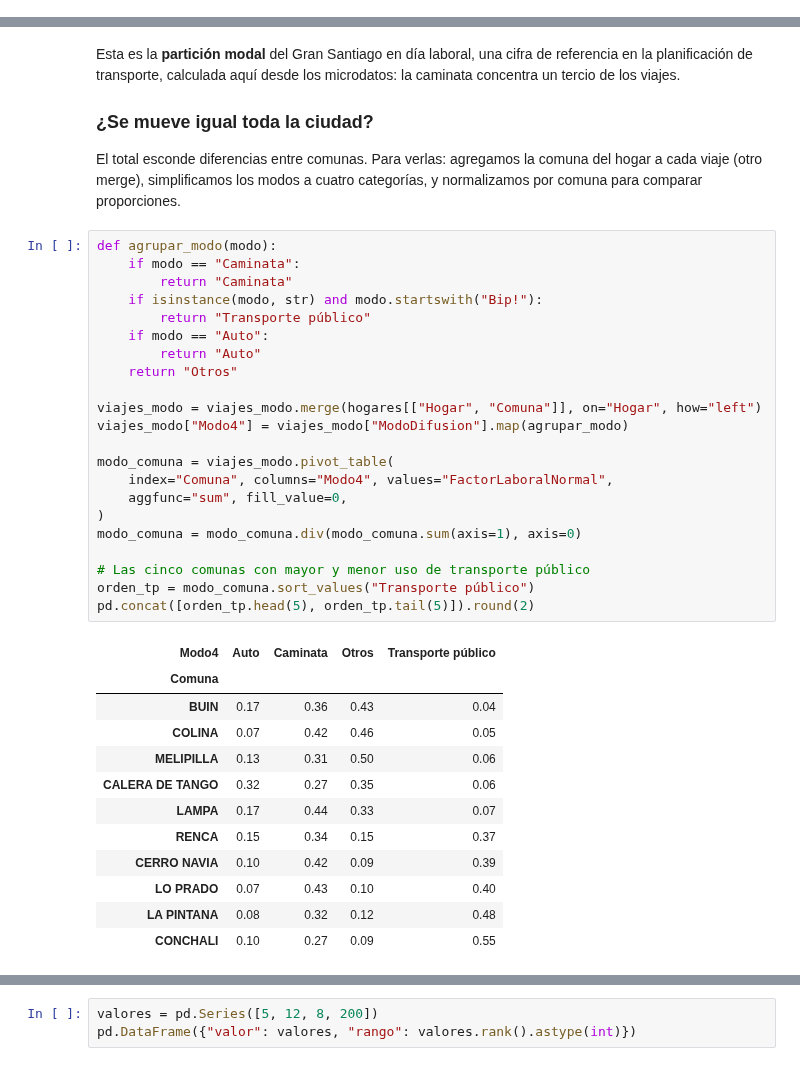
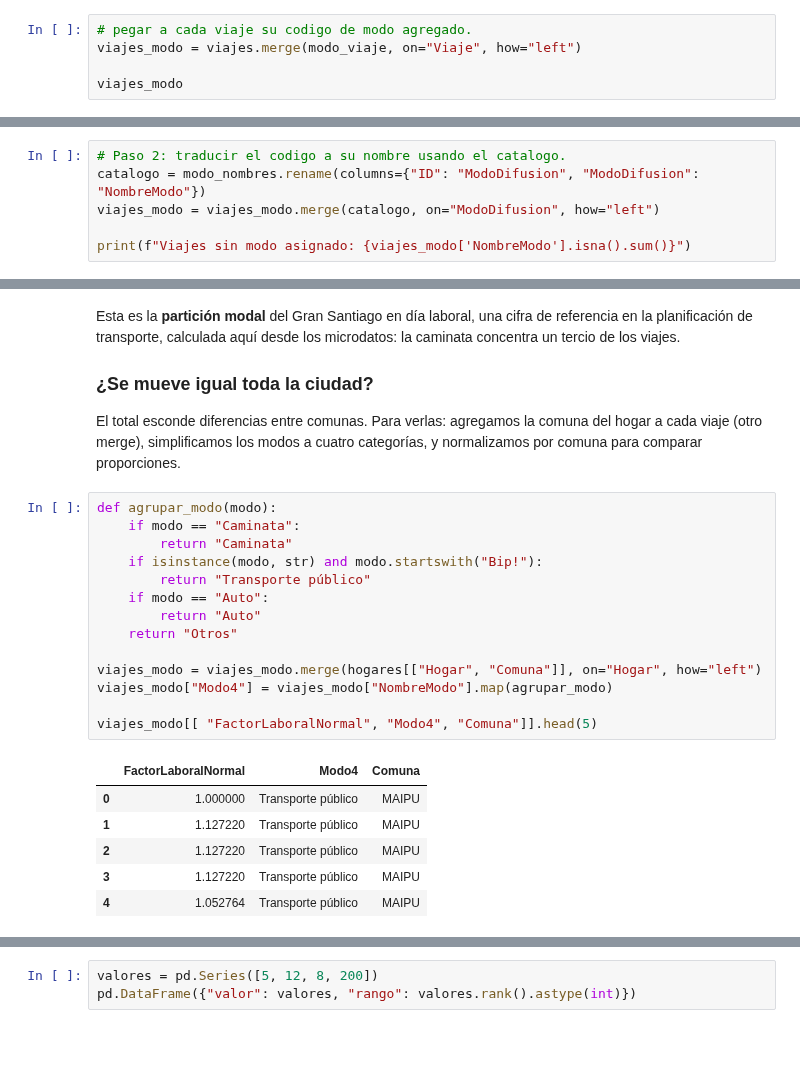
Before and after one commit to daniopitz/cienciadatos, a Jupyter notebook: 02_pandas_eda.ipynb, the cells around one changed output, grey strips where cells are left out. Saved outputs shown, nothing was run; the diff lists cells and outputs as text; blank space fills up the shorter version.

```diff
--- a/02_pandas_eda.ipynb
+++ b/02_pandas_eda.ipynb
@@ -624,0 +774,5 @@ Viajes sin modo asignado: 0
+# %%
+# pegar a cada viaje su codigo de modo agregado.
+viajes_modo = viajes.merge(modo_viaje, on="Viaje", how="left")
+
+viajes_modo
@@ -624,0 +793,6 @@ Viajes sin modo asignado: 0
+# %%
+# Paso 2: traducir el codigo a su nombre usando el catalogo.
+catalogo = modo_nombres.rename(columns={"ID": "ModoDifusion", "ModoDifusion": "NombreModo"})
+viajes_modo = viajes_modo.merge(catalogo, on="ModoDifusion", how="left")
+
+print(f"Viajes sin modo asignado: {viajes_modo['NombreModo'].isna().sum()}")
@@ -654,35 +846,21 @@ normalizamos por comuna para comparar proporciones.
 # %%
 def agrupar_modo(modo):
     if modo == "Caminata":
         return "Caminata"
     if isinstance(modo, str) and modo.startswith("Bip!"):
         return "Transporte público"
     if modo == "Auto":
         return "Auto"
     return "Otros"
 
 viajes_modo = viajes_modo.merge(hogares[["Hogar", "Comuna"]], on="Hogar", how="left")
-viajes_modo["Modo4"] = viajes_modo["ModoDifusion"].map(agrupar_modo)
+viajes_modo["Modo4"] = viajes_modo["NombreModo"].map(agrupar_modo)
 
-modo_comuna = viajes_modo.pivot_table(
-    index="Comuna", columns="Modo4", values="FactorLaboralNormal",
-    aggfunc="sum", fill_value=0,
-)
-modo_comuna = modo_comuna.div(modo_comuna.sum(axis=1), axis=0)
-
-# Las cinco comunas con mayor y menor uso de transporte público
-orden_tp = modo_comuna.sort_values("Transporte público")
-pd.concat([orden_tp.head(5), orden_tp.tail(5)]).round(2)
+viajes_modo[[ "FactorLaboralNormal", "Modo4", "Comuna"]].head(5)
 # %% [output]
-| Modo4 | Auto | Caminata | Otros | Transporte público |
-| Comuna |  |  |  |  |
-| BUIN | 0.17 | 0.36 | 0.43 | 0.04 |
-| COLINA | 0.07 | 0.42 | 0.46 | 0.05 |
-| MELIPILLA | 0.13 | 0.31 | 0.50 | 0.06 |
-| CALERA DE TANGO | 0.32 | 0.27 | 0.35 | 0.06 |
-| LAMPA | 0.17 | 0.44 | 0.33 | 0.07 |
-| RENCA | 0.15 | 0.34 | 0.15 | 0.37 |
-| CERRO NAVIA | 0.10 | 0.42 | 0.09 | 0.39 |
-| LO PRADO | 0.07 | 0.43 | 0.10 | 0.40 |
-| LA PINTANA | 0.08 | 0.32 | 0.12 | 0.48 |
-| CONCHALI | 0.10 | 0.27 | 0.09 | 0.55 |
+|  | FactorLaboralNormal | Modo4 | Comuna |
+| 0 | 1.000000 | Transporte público | MAIPU |
+| 1 | 1.127220 | Transporte público | MAIPU |
+| 2 | 1.127220 | Transporte público | MAIPU |
+| 3 | 1.127220 | Transporte público | MAIPU |
+| 4 | 1.052764 | Transporte público | MAIPU |
```
Also changed, not shown: parts of 51 cells of this notebook.
